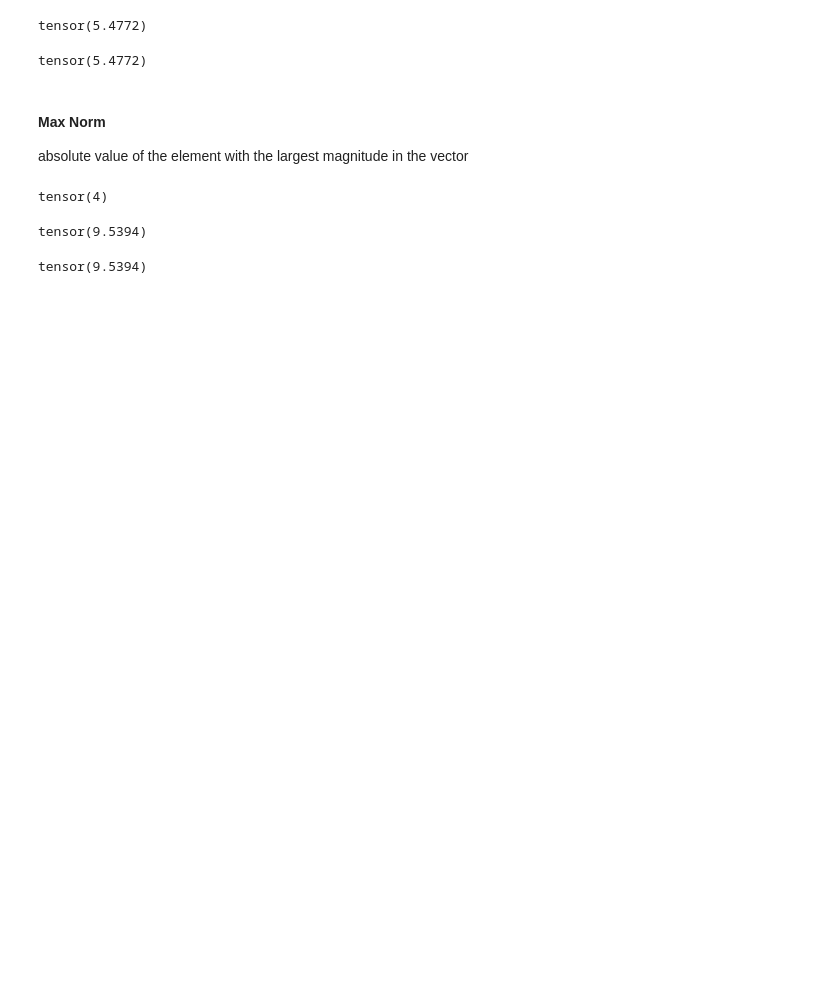
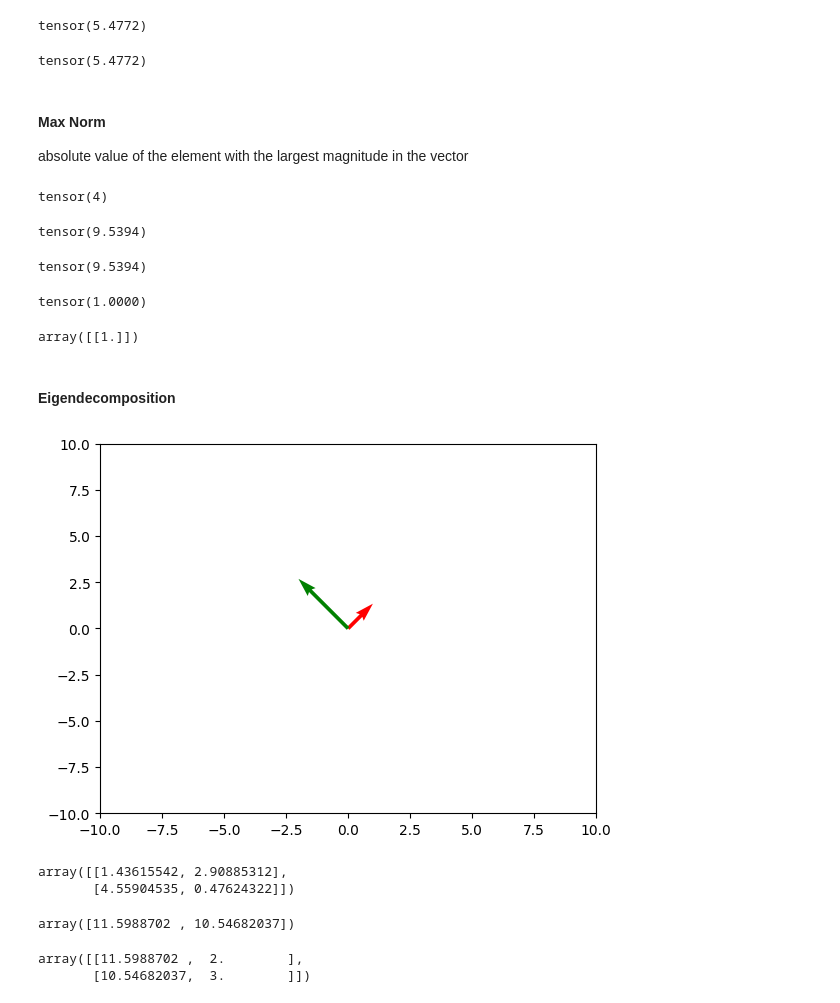
Before and after one commit to PravinHaligonda/Deep-Learning, a Jupyter notebook: Linear-Algebra/linear-algebra.ipynb, the cells around one changed output. Drawn from its saved outputs; the diff is of its cells as text; code cells hidden in the pictures; blank space fills up the shorter version.

Commit message:
eigendecomposition half

```diff
--- a/Linear-Algebra/linear-algebra.ipynb
+++ b/Linear-Algebra/linear-algebra.ipynb
@@ -62,0 +67,37 @@ tensor(9.5394)
+# %%
+x = torch.tensor([1,2,3,-4])
+y = torch.tensor([1,2,3,-4])
+cos_similarity(x, y)
+# %% [output]
+tensor(1.0000)
+# %%
+from sklearn.metrics.pairwise import cosine_similarity
+
+cosine_similarity(torch.tensor([1,2,3,-4]).reshape(1, -1), torch.tensor([1,2,3,-4]).reshape(1, -1))
+# %% [output]
+array([[1.]])
+# %% [markdown]
+#### Eigendecomposition
+# %%
+import matplotlib.pyplot as plt
+
+def plot_2d_vecs(vecs, title=None, colors=None, scale_=20):
+    origin = [0, 0], [0, 0]
+
+    plt.quiver(*origin, *[vecs[:,i] for i in range(vecs.shape[1])], color=colors, scale=scale_)
+    plt.title(title)
+    plt.xlim(-10, 10)
+    plt.ylim(-10, 10)
+    plt.show()
+# %%
+stacked_vecs = np.array([[1,1],[-2,2]])
+
+plot_2d_vecs(stacked_vecs, colors=['r','g'])
+# %% [output]
+[figure, added]
+# %%
+A = (np.random.rand(2, 2)*5)
+A
+# %% [output]
+array([[1.43615542, 2.90885312],
+       [4.55904535, 0.47624322]])
@@ -62,0 +106,9 @@ tensor(9.5394)
+# %%
+A@x
+# %% [output]
+array([11.5988702 , 10.54682037])
+# %%
+np.stack([A@x, x]).T
+# %% [output]
+array([[11.5988702 ,  2.        ],
+       [10.54682037,  3.        ]])
```
Also changed, not shown: parts of 36 cells of this notebook.
